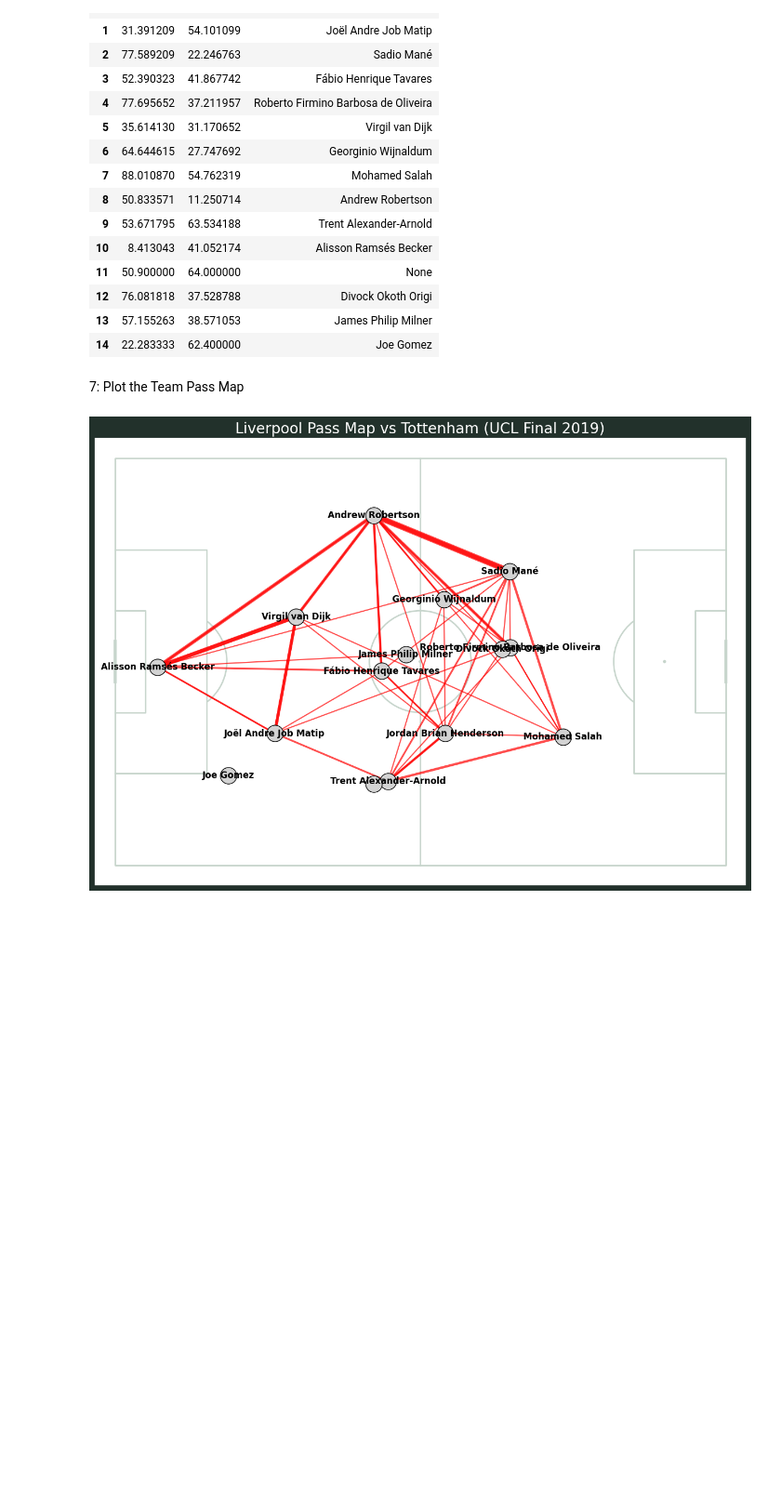
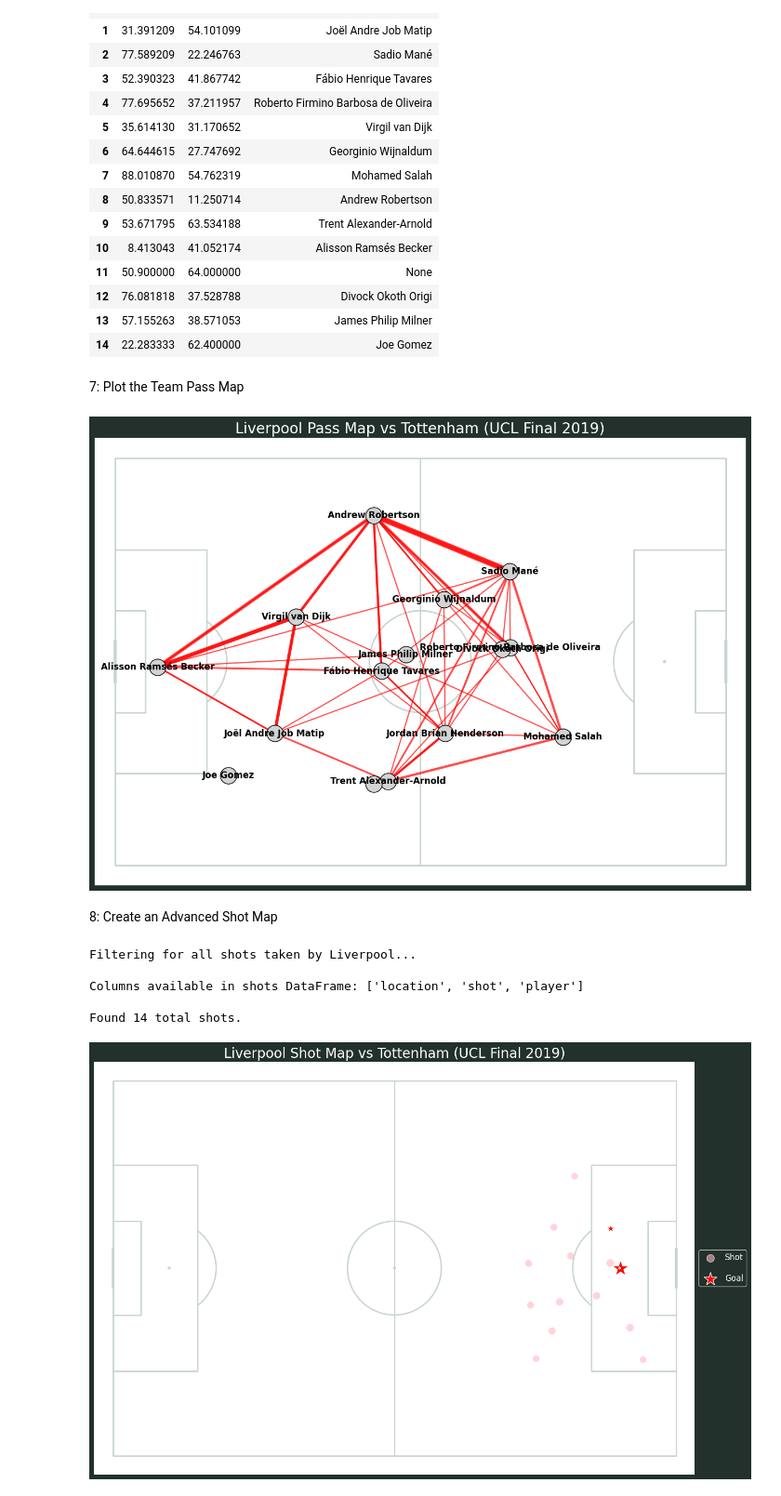
Before and after one commit to Har2yQn78/EPL-ML, a Jupyter notebook: notebook/8 - EPL predict V3(last version).ipynb, the cells around one changed output. Shown at 93% size. Drawn from its saved outputs; the diff is of its cells as text; code cells hidden in the pictures; blank space fills up the shorter version.

```diff
--- a/notebook/8 - EPL predict V3(last version).ipynb
+++ b/notebook/8 - EPL predict V3(last version).ipynb
@@ -238,3 +238,73 @@ ax.set_title(f"{LIVERPOOL_TEAM_NAME} Pass Map vs Tottenham (UCL Final 2019)", co
 plt.show()
 # %% [output]
 [figure]
+# %% [markdown]
+8: Create an Advanced Shot Map
+# %%
+from mplsoccer import Pitch
+import matplotlib.pyplot as plt
+import pandas as pd
+
+# --- 1. Filter for all of Liverpool's shots ---
+print("Filtering for all shots taken by Liverpool...")
+liverpool_shots_raw = (
+    flow.filter(where_equals("team.name", "Liverpool"))
+    .filter(where_equals("type.name", "Shot"))
+    .select(
+        "location",
+        "shot",
+        "player"
+    )
+    .collect()
+)
+df_shots = pd.DataFrame(liverpool_shots_raw)
+
+print("\nColumns available in shots DataFrame:", df_shots.columns.tolist())
+
+
+# --- 2. Extract nested data and separate goals from other shots ---
+df_shots['x'] = df_shots['location'].apply(lambda loc: loc[0])
+df_shots['y'] = df_shots['location'].apply(lambda loc: loc[1])
+df_shots['xg'] = df_shots['shot'].apply(lambda s: s.get('statsbomb_xg'))
+df_shots['outcome'] = df_shots['shot'].apply(lambda s: s.get('outcome', {}).get('name'))
+df_shots['player_name'] = df_shots['player'].apply(lambda p: p.get('name'))
+
+print(f"\nFound {len(df_shots)} total shots.")
+
+df_goals = df_shots[df_shots['outcome'] == 'Goal'].copy()
+df_other_shots = df_shots[df_shots['outcome'] != 'Goal'].copy()
+
+
+# --- 3. Create the plot ---
+pitch = Pitch(pitch_type='statsbomb', line_zorder=2, line_color='#c7d5cc')
+fig, ax = pitch.draw(figsize=(16, 11), constrained_layout=True, tight_layout=False)
+fig.set_facecolor("#22312b")
+ax.set_title(f"Liverpool Shot Map vs Tottenham (UCL Final 2019)", color="white", size=20)
+
+# Plot non-goal shots
+pitch.scatter(
+    df_other_shots.x, df_other_shots.y,
+    s=(df_other_shots['xg'] * 700) + 100,
+    ax=ax, color='#FFB6C1', edgecolors='white', alpha=0.6, label='Shot'
+)
+
+# Plot goals
+if not df_goals.empty:
+    pitch.scatter(
+        df_goals.x, df_goals.y,
+        s=(df_goals['xg'] * 700) + 100,
+        ax=ax, color='#FF0000', edgecolors='white', marker='*', linewidth=1, label='Goal'
+    )
+
+legend = ax.legend(loc='center left', bbox_to_anchor=(1, 0.5), labelspacing=1.5, fontsize=12, facecolor='#22312b')
+for text in legend.get_texts():
+    text.set_color('white')
+
+plt.show()
+# %% [output]
+Filtering for all shots taken by Liverpool...
+
+Columns available in shots DataFrame: ['location', 'shot', 'player']
+
+Found 14 total shots.
+[figure, added]
```
Also changed, not shown: parts of 14 cells of this notebook, 1 other file.
